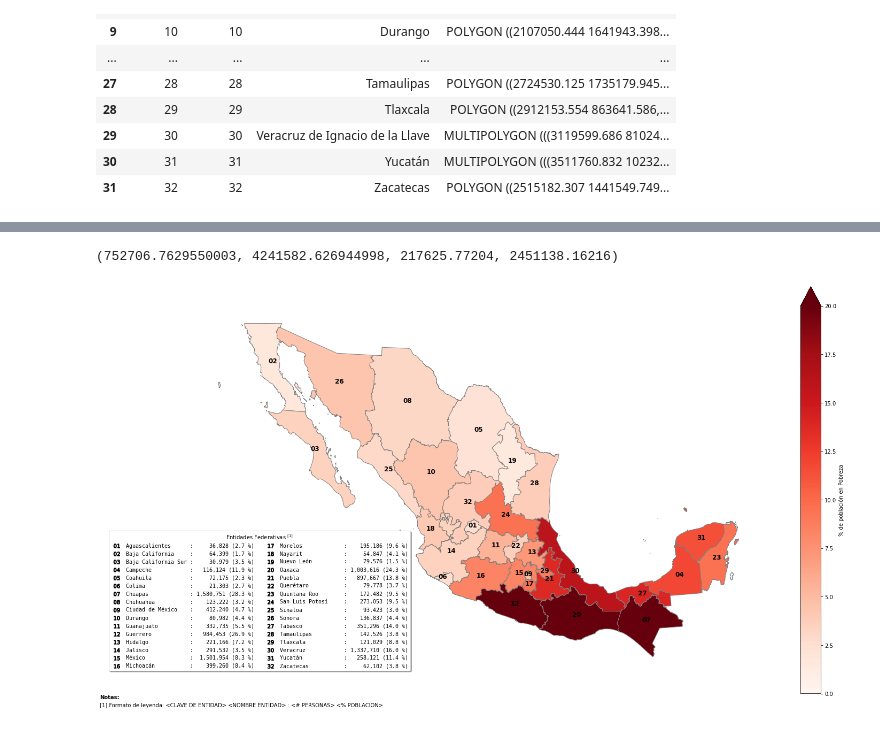
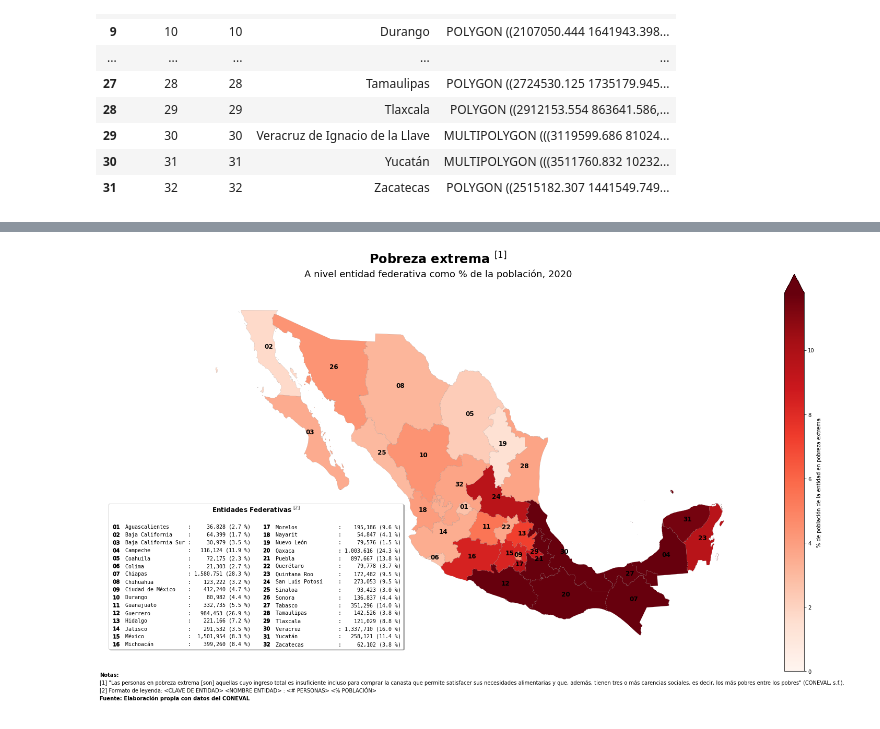
Before and after one commit to system-rowb/Data-Portfolio, a Jupyter notebook: Visualization/GEO_Pobreza_Mexico/GEO_pobreza_mexico.ipynb, the cells around one changed output, grey strips where cells are left out. Drawn from its saved outputs; the diff is of its cells as text; code cells hidden in the pictures.

Commit message:
Fin de elaboración de mapas

```diff
--- a/Visualization/GEO_Pobreza_Mexico/GEO_pobreza_mexico.ipynb
+++ b/Visualization/GEO_Pobreza_Mexico/GEO_pobreza_mexico.ipynb
@@ -174,15 +168,15 @@ geo_pob_ent
 | 30 | 31 | 31 | Yucatán | MULTIPOLYGON (((3511760.832 10232... |
 | 31 | 32 | 32 | Zacatecas | POLYGON ((2515182.307 1441549.749... |
 # %%
-def obten_resumen_pobreza(row):
-    return f"{row['Pobreza extrema - Personas 2020']:,.0f} ({row['Pobreza extrema - Porcentaje 2020']:.1f} %)"
+def obten_resumen_pobreza(row, personas, porcentaje):
+    return f"{row[personas]:,.0f} ({row[porcentaje]:.1f} %)"
 # %%
 # Combina los datos de indicadores con los datos geoespaciales
 pobent = gpd.pd.merge(geo_pob_ent, pobind_ent, left_on = 'CVE_ENT', right_on = 'Clave de entidad').drop(columns = ['CVEGEO', 'CVE_ENT', 'NOMGEO'])
 
 # Agrega una nueva columna con los datos de numero de personas y
 # porcentaje de su poblacion
-pobent['resumen'] = pobent.apply(obten_resumen_pobreza, axis = 1)
+pobent['resumen'] = pobent.apply(lambda row: obten_resumen_pobreza(row, 'Pobreza extrema - Personas 2020', 'Pobreza extrema - Porcentaje 2020'), axis = 1)
 
 # Agrega una columna con el % del area de la entidad correspondiente a todas las areas acumuladas
 # (Republica Mexicana en su totalidad)
@@ -231,38 +225,46 @@ max_resumen = max([len(item) for item in pobent['resumen']])
 # plt.rcParams['text.usetex'] = True
 fig, ax = plt.subplots(figsize = (24, 14))
 
-pobent.plot('Pobreza extrema - Porcentaje 2020', cmap = 'Reds', legend = True, ax = ax, edgecolors = 'grey',
-            legend_kwds = {'label': '% de población en Pobreza', 'extend': 'max'}, vmin = 0, vmax = 20)
+pobent.plot('Pobreza extrema - Porcentaje 2020', cmap = 'Reds', legend = True, ax = ax, edgecolors = 'grey', linewidth = 0.15,
+            legend_kwds = {'label': '% de población de la entidad en pobreza extrema', 'extend': 'max'}, vmin = 0, vmax = pobent['Pobreza extrema - Porcentaje 2020'].quantile(.80))
 
 legend_elements = []
 labels = []
 
 for i, row in pobent.iterrows():
     centroid = row.geometry.centroid
     x = centroid.x
     y = centroid.y
 
     entidad_federativa = row['entidad_federativa']
     resumen = row['resumen']
 
     label = f'{entidad_federativa:<{max_entidad+1}}:{resumen:>{max_resumen+1}}'
     labels.append(label)
 
     legend_elements.append(Line2D([0], [0], marker = f'${row["Clave de entidad"]}$', lw = 0, markersize = 12, color = 'black',
                                   label = label, markerfacecolor = 'black'))
     plt.text(x, y, row['Clave de entidad'], size = 12, ha = 'center', weight = 'bold')
 
+
+# Agrega titulo al mapa
+plt.figtext(0.4, 0.9,  'Pobreza extrema $^{[1]}$', size = 24, weight = 'bold', ha = 'center')
+plt.figtext(0.4, 0.875, 'A nivel entidad federativa como % de la población, 2020', size = 18, ha = 'center')
+
+# Agregar notas a pie de pagina
 plt.figtext(0.025, 0.115, 'Notas:', weight = 'bold', ha = 'left')
-plt.figtext(0.025, 0.1, '[1] Formato de leyenda: <CLAVE DE ENTIDAD> <NOMBRE ENTIDAD> : <# PERSONAS> <% POBLACION>', ha = 'left')
+plt.figtext(0.025, 0.100, '[1] "Las personas en pobreza extrema [son] aquellas cuyo ingreso total es insuficiente incluso para comprar la canasta que permite satisfacer sus necesidades alimentarias y que, además, tienen tres o más carencias sociales, es decir, los más pobres entre los pobres" (CONEVAL, s.f.).')
+plt.figtext(0.025, 0.085, '[2] Formato de leyenda: <CLAVE DE ENTIDAD> <NOMBRE ENTIDAD> : <# PERSONAS> <% POBLACIÓN>', ha = 'left')
+plt.figtext(0.025, 0.070, 'Fuente: Elaboración propia con datos del CONEVAL', ha = 'left', weight = 'bold')
 
 # However, this only improves things slightly. This is because matplotlib is using a variable-width font by default,
 # meaning characters like m take up more space than characters like i. This is fixed by using a fixed-width font.
 # In matplotlib, this is achieved by:
 # pl.legend(legends, loc=1, prop={'family': 'monospace'})
-plt.legend(handles = legend_elements, bbox_to_anchor = (-0.15, 0), loc = 'lower left', title = 'Entidades Federativas $^{[1]}$', ncol = 2, shadow = True,
-           prop = {'family': 'monospace'})
+plt.legend(handles = legend_elements, bbox_to_anchor = (-0.15, 0), loc = 'lower left', title = 'Entidades Federativas $^{[2]}$\n', ncol = 2, shadow = True,
+           prop = {'family': 'monospace'}, title_fontproperties = {'weight': 'bold', 'size': '12'})
 
-plt.axis('off')
+_ = plt.axis('off')
+plt.savefig('img/entidad_federativa_pobreza_extrema.png', facecolor = 'white')
 # %% [output]
-(752706.7629550003, 4241582.626944998, 217625.77204, 2451138.16216)
-[figure, old version]
+[figure, new version]
```
Also changed, not shown: parts of 29 cells of this notebook.
